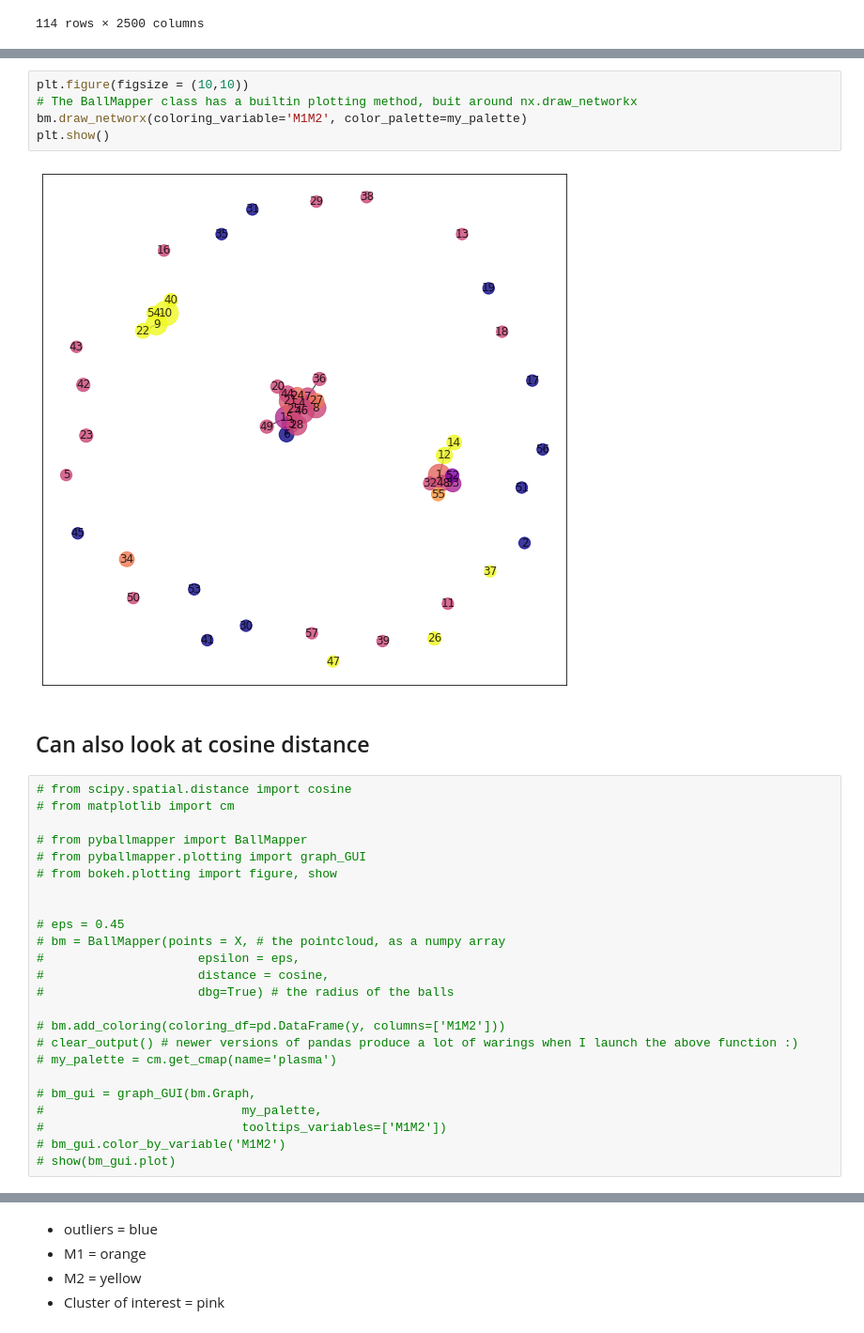
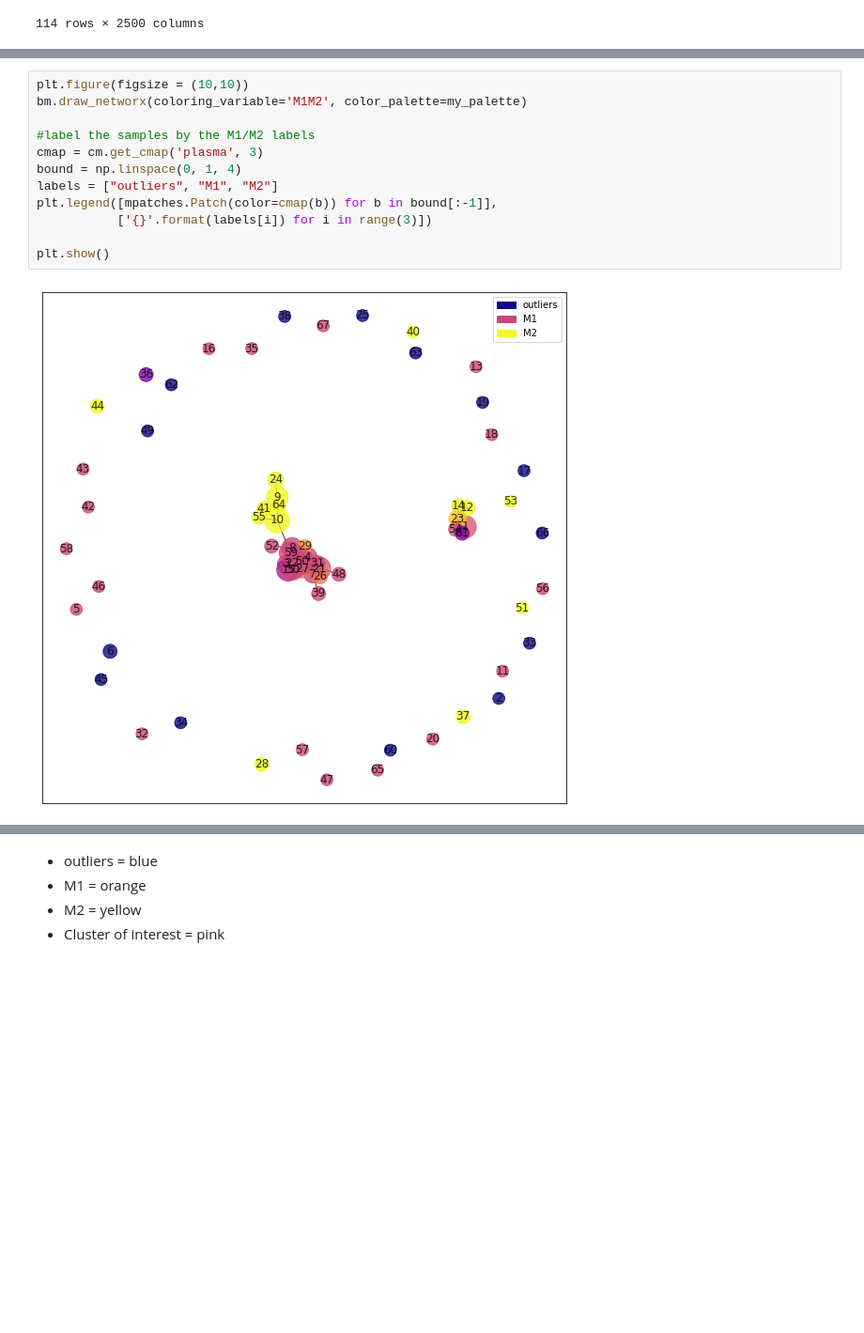
Before and after one commit to cfloughrey/MBC_BallMapper, a Jupyter notebook: MBC - 2500 variable genes.ipynb, the cells around one changed output, grey strips where cells are left out. Shown at 94% size. Drawn from its saved outputs; the diff is of its cells as text; blank space fills up the shorter version.

```diff
--- a/MBC - 2500 variable genes.ipynb
+++ b/MBC - 2500 variable genes.ipynb
@@ -127,38 +136,19 @@ color by variable M1M2
 MIN_VALUE: 0.000, MAX_VALUE: 2.000
 [interactive output not drawn]
 [interactive output not drawn]
-# %%
-plt.figure(figsize = (10,10))
-# The BallMapper class has a builtin plotting method, buit around nx.draw_networkx
-bm.draw_networx(coloring_variable='M1M2', color_palette=my_palette)
-plt.show()
-# %% [output]
-[figure, removed]
-# %% [markdown]
-## Can also look at cosine distance
-# %%
-# from scipy.spatial.distance import cosine
-# from matplotlib import cm
-
-# from pyballmapper import BallMapper
-# from pyballmapper.plotting import graph_GUI
-# from bokeh.plotting import figure, show
-
-
-# eps = 0.45
-# bm = BallMapper(points = X, # the pointcloud, as a numpy array
-#                     epsilon = eps,
-#                     distance = cosine,
-#                     dbg=True) # the radius of the balls
-
-# bm.add_coloring(coloring_df=pd.DataFrame(y, columns=['M1M2']))
-# clear_output() # newer versions of pandas produce a lot of warings when I launch the above function :)
-# my_palette = cm.get_cmap(name='plasma')
-
-# bm_gui = graph_GUI(bm.Graph,
-#                           my_palette,
-#                           tooltips_variables=['M1M2'])
-# bm_gui.color_by_variable('M1M2')
-# show(bm_gui.plot)
+# %%
+plt.figure(figsize = (10,10))
+bm.draw_networx(coloring_variable='M1M2', color_palette=my_palette)
+
+#label the samples by the M1/M2 labels
+cmap = cm.get_cmap('plasma', 3)
+bound = np.linspace(0, 1, 4)
+labels = ["outliers", "M1", "M2"]
+plt.legend([mpatches.Patch(color=cmap(b)) for b in bound[:-1]],
+           ['{}'.format(labels[i]) for i in range(3)])
+
+plt.show()
+# %% [output]
+[figure, added]
 # %% [markdown]
 ## Create labels for the three clusters
```
Also changed, not shown: parts of 31 cells of this notebook.
